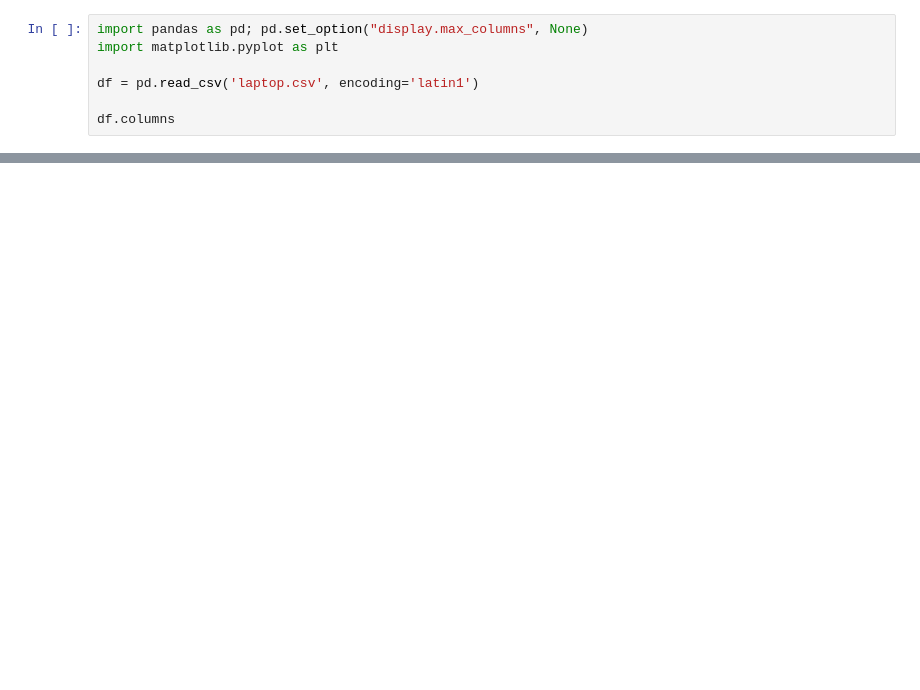
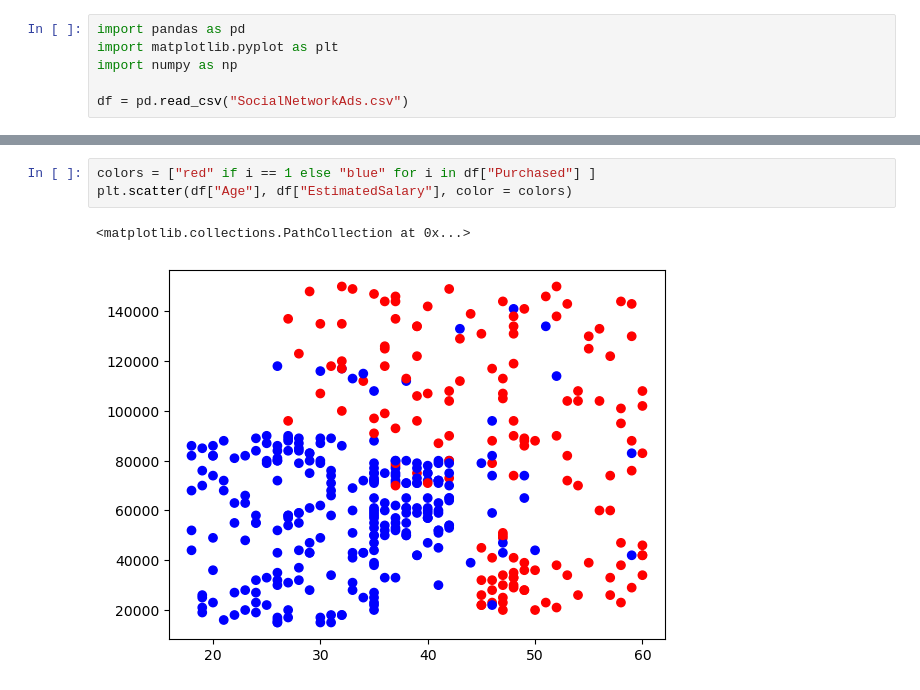
Before and after one commit to OtakuGod0/Data-Science, a Jupyter notebook: Exploration/test.ipynb, the cells around one changed output, grey strips where cells are left out. Cells and saved outputs as stored; diff of their text form; blank space fills up the shorter version.

```diff
--- a/Exploration/test.ipynb
+++ b/Exploration/test.ipynb
@@ -1,7 +1,6 @@
 # %%
-import pandas as pd; pd.set_option("display.max_columns", None)
+import pandas as pd
 import matplotlib.pyplot as plt
+import numpy as np
 
-df = pd.read_csv('laptop.csv', encoding='latin1')
-
-df.columns
+df = pd.read_csv("SocialNetworkAds.csv")
@@ -46,0 +23,6 @@ Length: 98, dtype: int64
+# %%
+colors = ["red" if i == 1 else "blue" for i in df["Purchased"] ]
+plt.scatter(df["Age"], df["EstimatedSalary"], color = colors)
+# %% [output]
+<matplotlib.collections.PathCollection at 0x...>
+[figure, added]
```
Also changed, not shown: parts of 5 cells of this notebook, 4 other files.
